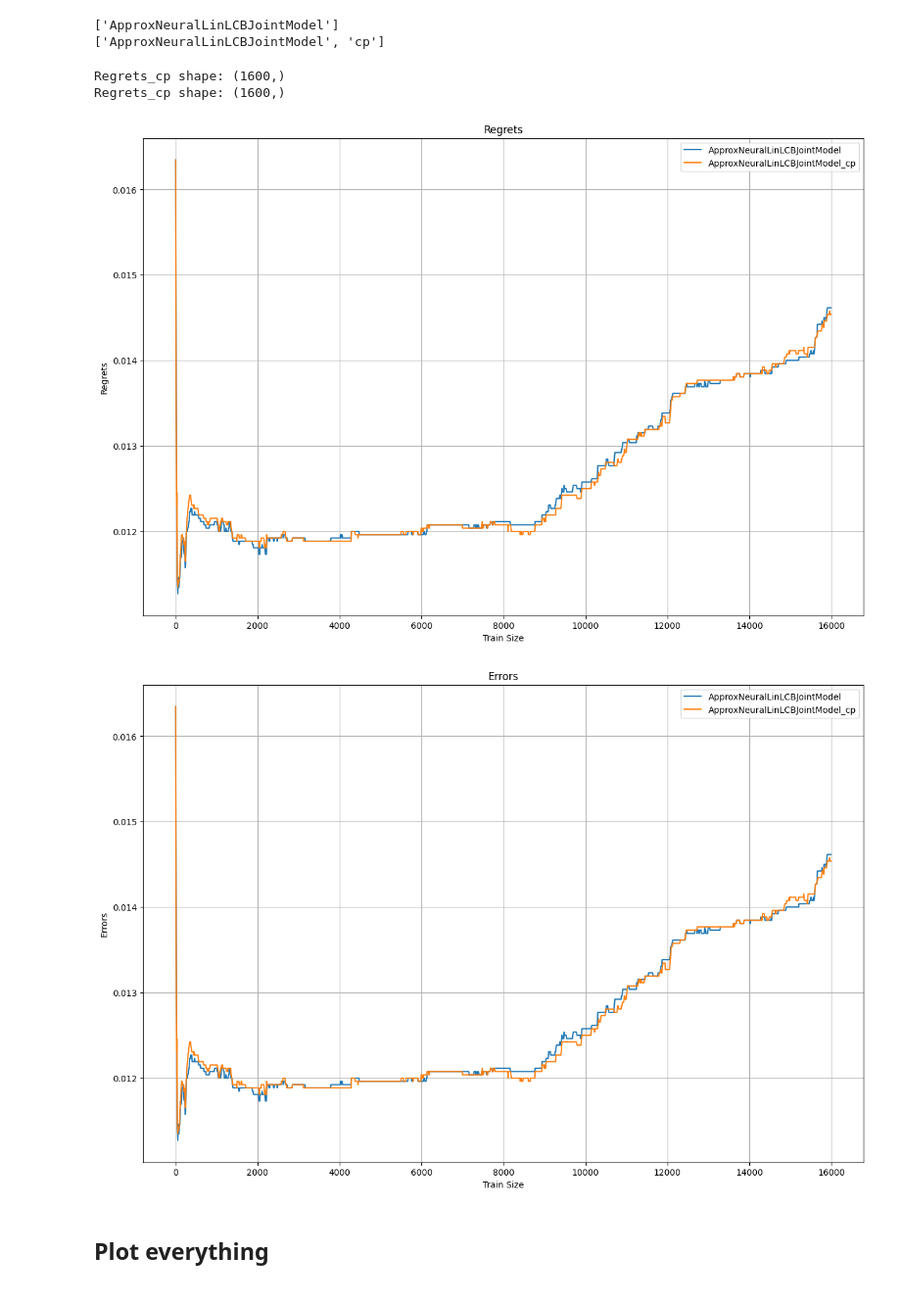
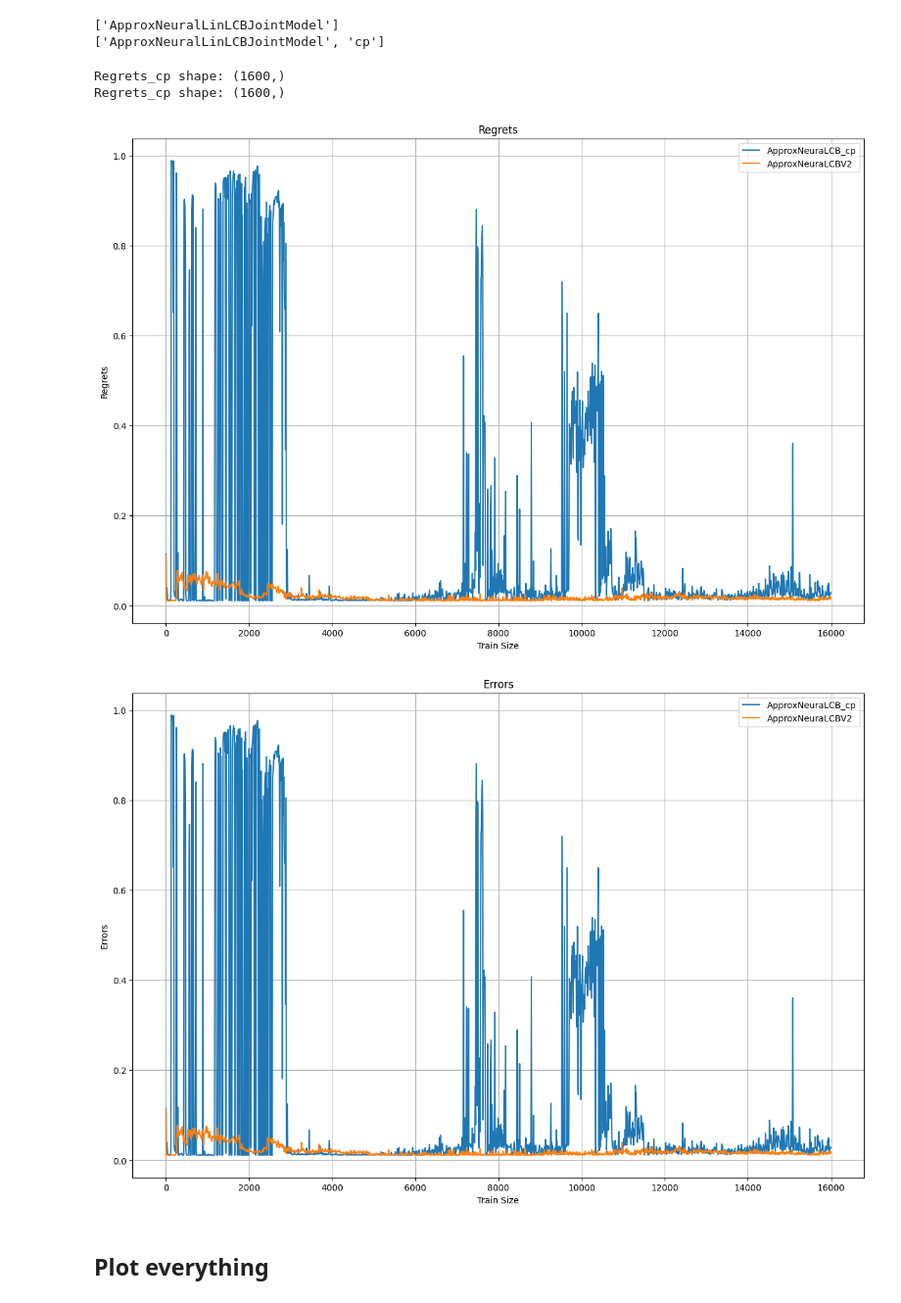
Before and after one commit to Annie983284450-1/NeuralLCB_C, a Jupyter notebook: plot_realworld.ipynb, the cells around one changed output. Shown at 98% size. Saved outputs shown, nothing was run; the diff lists cells and outputs as text; code cells hidden in the pictures.

```diff
--- a/plot_realworld.ipynb
+++ b/plot_realworld.ipynb
@@ -144,9 +145,9 @@ import pandas as pd
 # experts = ['NeuralGreedyV2_cp', 'ApproxNeuralLinLCBV2_cp', 'ApproxNeuralLinLCBJointModel_cp']
 # nocp_experts = ['NeuralGreedyV2', 'ApproxNeuralLinLCBV2', 'ApproxNeuralLinLCBJointModel','ApproxNeuraLCBV2']
 # experts = ['NeuralGreedyV2_cp', 'NeuralGreedyV2']
-# experts = ['ApproxNeuraLCB_cp', 'ApproxNeuraLCBV2']
+experts = ['ApproxNeuraLCB_cp', 'ApproxNeuraLCBV2']
 # experts = ['ApproxNeuralLinLCBV2','ApproxNeuralLinLCBV2_cp' ]
-experts = ['ApproxNeuralLinLCBJointModel','ApproxNeuralLinLCBJointModel_cp']
+# experts = ['ApproxNeuralLinLCBJointModel','ApproxNeuralLinLCBJointModel_cp']
 # experts = ['NeuralGreedyV2',  'ApproxNeuralLinLCBJointModel','ApproxNeuraLCBV2','ApproxNeuraLCB_cp']
 width = 15
 height = 10
@@ -175,35 +176,35 @@ plt.legend()
 plt.grid(True)
 plt.show()
 
 # Plot all errors in one figure
 plt.figure(figsize=(width, height))
 for algo_group in experts:
     if 'cp'in algo_group.split('_'):
         algo_prefix = f'{algo_group}-gridsearch_epochs={num_steps}_m={min(layer_sizes)}_layern={layer_n}_buffer={buffer_s}_bs={batch_size}_lr={lr}_beta={beta}_lambda={lambd}_lambda0={lambd0}_B={B}.csv'
     else:
         algo_prefix = f'{algo_group}-gridsearch_epochs={num_steps}_m={min(layer_sizes)}_layern={layer_n}_buffer={buffer_s}_bs={batch_size}_lr={lr}_beta={beta}_lambda={lambd}_lambda0={lambd0}.csv'
 
 
     sepsis_path_cp = os.path.join(res_dir, algo_prefix)
 
     data_cp = pd.read_csv(sepsis_path_cp)
     # len2plot = int(len(data_cp)/4)
     errs_cp = data_cp['act_errs'][0:len2plot]
     train_size = data_cp['train_size'][0:len2plot]
 
     plt.plot(train_size, errs_cp, label=f'{algo_group}')
 
 plt.title('Errors')
 plt.xlabel('Train Size')
 plt.ylabel('Errors')
 plt.legend()
 plt.grid(True)
 plt.show()
 # %% [output]
 Regrets_cp shape: (1600,)
 Regrets_cp shape: (1600,)
-[figure, old version]
+[figure, new version]
-[figure, old version]
+[figure, new version]
 # %%
 # def plot_realworld_experiment(name, trainconfig, beta, rbf_sigma, lr=0.001, figshow=False, legendloc=None, save=True, tick_spacing=200, test_freq=10, policy='eps-greedy'):
 #     res_dir = os.path.join('results', name)
```
Also changed, not shown: parts of 1 cell of this notebook.
